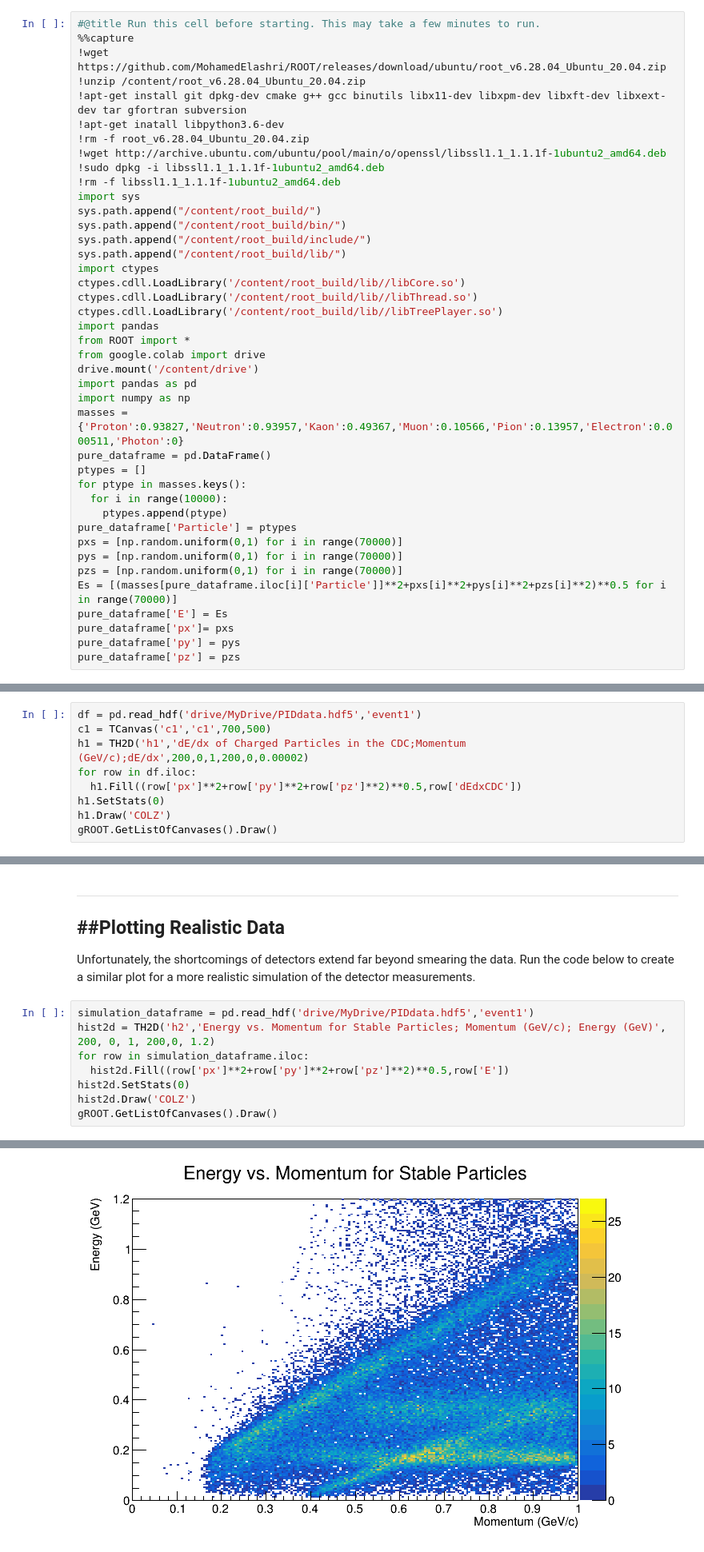
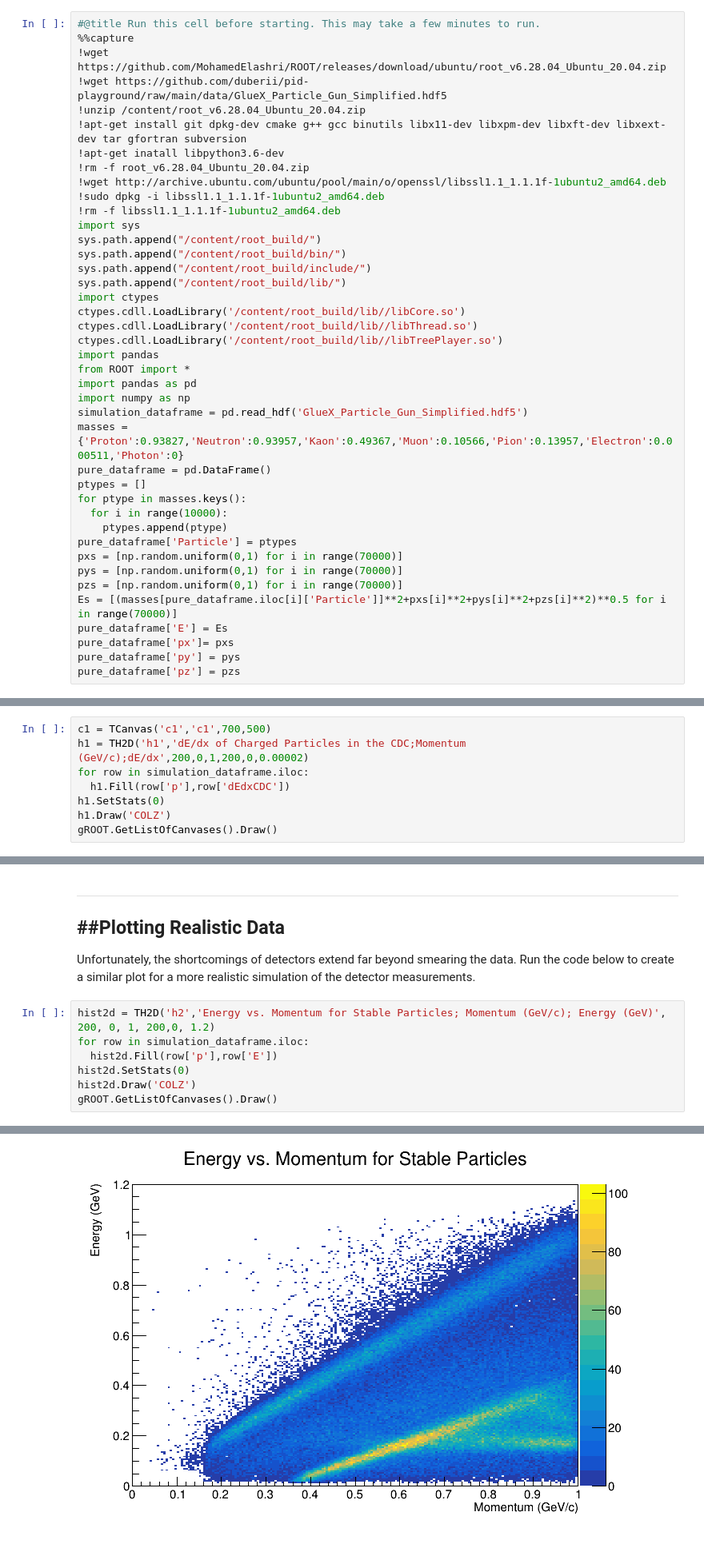
Before and after one commit to duberii/pid-playground, a Jupyter notebook: activities/2D_Histograms_in_ROOT.ipynb, the cells around one changed output, grey strips where cells are left out. Shown at 80% size. Cells and saved outputs as stored; diff of their text form.

Commit message:
Misc clarity and data pipeline fixes

```diff
--- a/activities/2D_Histograms_in_ROOT.ipynb
+++ b/activities/2D_Histograms_in_ROOT.ipynb
@@ -20,6 +20,7 @@ Welcome to Particle Identification Playground! This activity is designed to intr
 #@title Run this cell before starting. This may take a few minutes to run.
 %%capture
 !wget https://github.com/MohamedElashri/ROOT/releases/download/ubuntu/root_v6.28.04_Ubuntu_20.04.zip
+!wget https://github.com/duberii/pid-playground/raw/main/data/GlueX_Particle_Gun_Simplified.hdf5
 !unzip /content/root_v6.28.04_Ubuntu_20.04.zip
 !apt-get install git dpkg-dev cmake g++ gcc binutils libx11-dev libxpm-dev libxft-dev libxext-dev tar gfortran subversion
 !apt-get inatall libpython3.6-dev
@@ -38,10 +39,9 @@ ctypes.cdll.LoadLibrary('/content/root_build/lib//libThread.so')
 ctypes.cdll.LoadLibrary('/content/root_build/lib//libTreePlayer.so')
 import pandas
 from ROOT import *
-from google.colab import drive
-drive.mount('/content/drive')
 import pandas as pd
 import numpy as np
+simulation_dataframe = pd.read_hdf('GlueX_Particle_Gun_Simplified.hdf5')
 masses = {'Proton':0.93827,'Neutron':0.93957,'Kaon':0.49367,'Muon':0.10566,'Pion':0.13957,'Electron':0.000511,'Photon':0}
 pure_dataframe = pd.DataFrame()
 ptypes = []
@@ -63,11 +63,10 @@ pure_dataframe['pz'] = pzs
 ---
 As mentioned in the previous notebook, the goal of particle identification (PID) is to identify what particles are present in our detectors. So far, we have seen how we can use ROOT's TH1D class to create 1D histograms, but the vast majority of PID methods make use of a **2D histogram**. For example, the plot shown below is a 2D histogram in ROOT.
 # %%
-df = pd.read_hdf('drive/MyDrive/PIDdata.hdf5','event1')
 c1 = TCanvas('c1','c1',700,500)
 h1 = TH2D('h1','dE/dx of Charged Particles in the CDC;Momentum (GeV/c);dE/dx',200,0,1,200,0,0.00002)
-for row in df.iloc:
-  h1.Fill((row['px']**2+row['py']**2+row['pz']**2)**0.5,row['dEdxCDC'])
+for row in simulation_dataframe.iloc:
+  h1.Fill(row['p'],row['dEdxCDC'])
 h1.SetStats(0)
 h1.Draw('COLZ')
 gROOT.GetListOfCanvases().Draw()
@@ -289,16 +288,15 @@ In this plot, only three main stripes can be seen. You may be able to just barel
 ---
 Unfortunately, the shortcomings of detectors extend far beyond smearing the data. Run the code below to create a similar plot for a more realistic simulation of the detector measurements.
 # %%
-simulation_dataframe = pd.read_hdf('drive/MyDrive/PIDdata.hdf5','event1')
 hist2d = TH2D('h2','Energy vs. Momentum for Stable Particles; Momentum (GeV/c); Energy (GeV)', 200, 0, 1, 200,0, 1.2)
 for row in simulation_dataframe.iloc:
-  hist2d.Fill((row['px']**2+row['py']**2+row['pz']**2)**0.5,row['E'])
+  hist2d.Fill(row['p'],row['E'])
 hist2d.SetStats(0)
 hist2d.Draw('COLZ')
 gROOT.GetListOfCanvases().Draw()
 # %% [output]
 Warning in <TROOT::Append>: Replacing existing TH1: h2 (Potential memory leak).
-[figure, old version]
+[figure, new version]
 # %% [markdown]
 ####**Question #8:**
 ---
```
Also changed, not shown: parts of 11 cells of this notebook.
